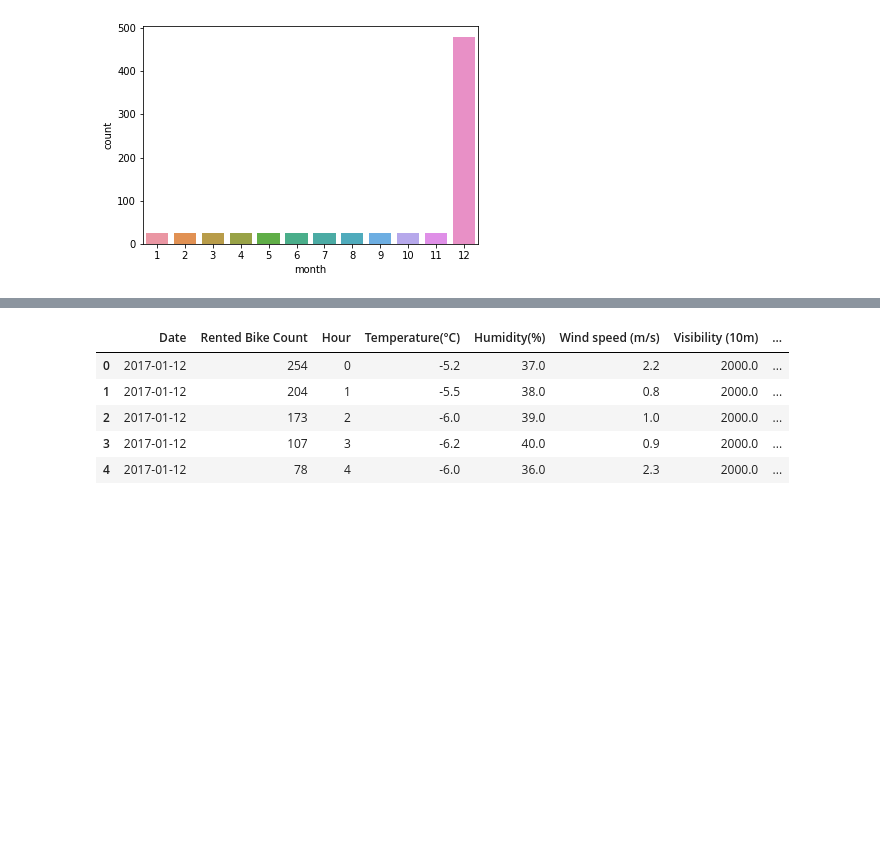
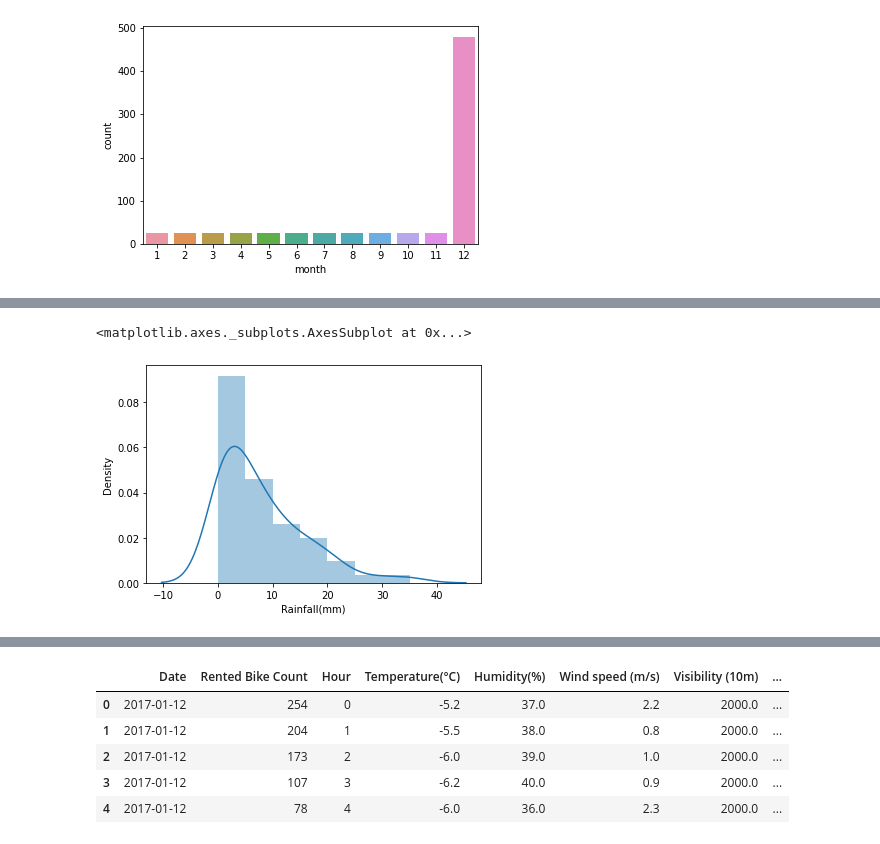
Before and after one commit to arifuddinatif/Bike-Sharing-Demand-Prediction, a Jupyter notebook: Copy_of_Bike_Sharing_Demand_Prediction_Capstone_Project.ipynb, the cells around one changed output, grey strips where cells are left out. Drawn from its saved outputs; the diff is of its cells as text; code cells hidden in the pictures; blank space fills up the shorter version.

```diff
--- a/Copy_of_Bike_Sharing_Demand_Prediction_Capstone_Project.ipynb
+++ b/Copy_of_Bike_Sharing_Demand_Prediction_Capstone_Project.ipynb
@@ -199,0 +202,4 @@ TypeError: ignored
+# %%
+df_rain = pd.DataFrame(df.groupby('Rainfall(mm)')['Rented Bike Count'].sum())
+# %%
+df_rain.reset_index(inplace=True)
@@ -199,0 +215,5 @@ TypeError: ignored
+# %%
+sns.distplot(df_rain['Rainfall(mm)'])
+# %% [output]
+<matplotlib.axes._subplots.AxesSubplot at 0x...>
+[figure, added]
```
Also changed, not shown: parts of 20 cells of this notebook.
